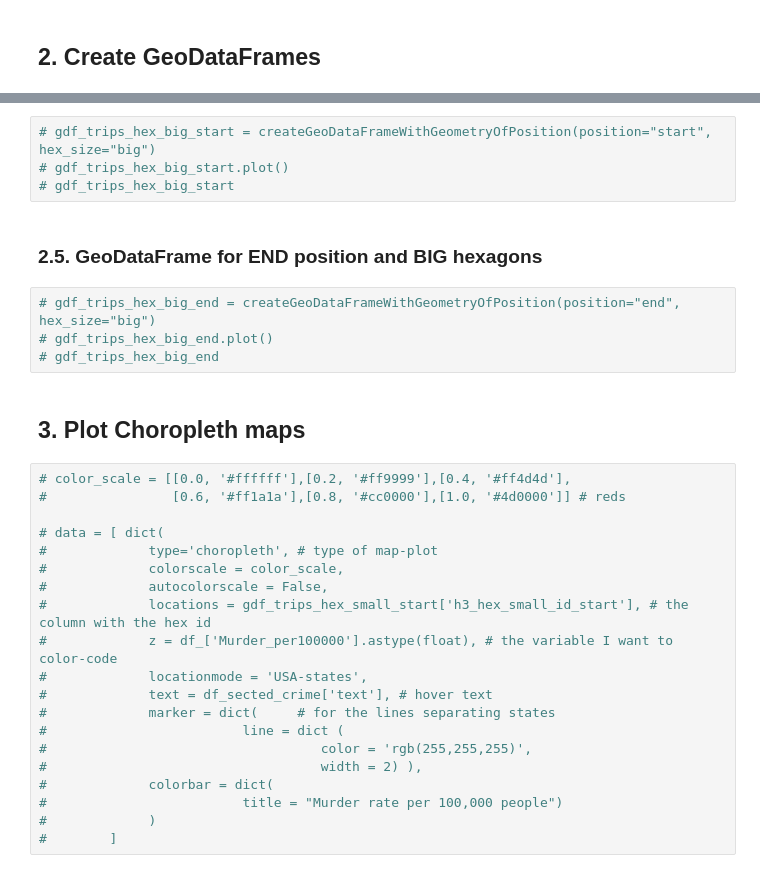
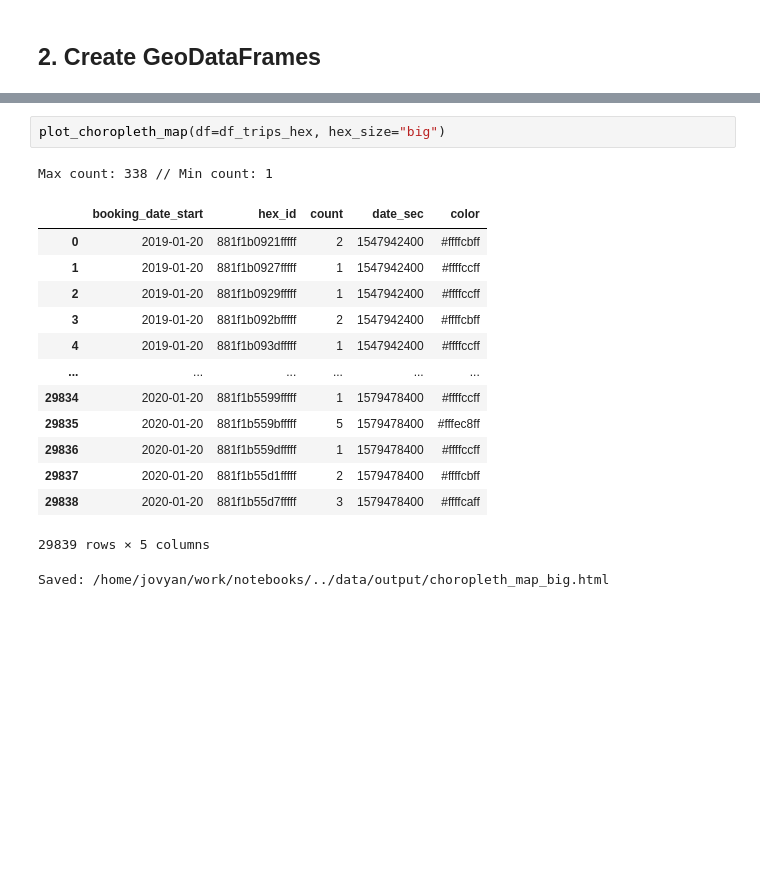
Before and after one commit to mulko93/AAA_Jupyter_Explorers, a Jupyter notebook: notebooks/04_Descriptive_Spatial_Analysis_MAC_ONLY.ipynb, the cells around one changed output, grey strips where cells are left out. Drawn from its saved outputs; the diff is of its cells as text; blank space fills up the shorter version.

```diff
--- a/notebooks/04_Descriptive_Spatial_Analysis_MAC_ONLY.ipynb
+++ b/notebooks/04_Descriptive_Spatial_Analysis_MAC_ONLY.ipynb
@@ -222,32 +309,18 @@ def createGeoDataFrameWithGeometryOfPosition(position, hex_size):
-# %%
-# gdf_trips_hex_big_start = createGeoDataFrameWithGeometryOfPosition(position="start", hex_size="big")
-# gdf_trips_hex_big_start.plot()
-# gdf_trips_hex_big_start
-# %% [markdown]
-### 2.5. GeoDataFrame for END position and BIG hexagons
-# %%
-# gdf_trips_hex_big_end = createGeoDataFrameWithGeometryOfPosition(position="end", hex_size="big")
-# gdf_trips_hex_big_end.plot()
-# gdf_trips_hex_big_end
-# %% [markdown]
-## 3. Plot Choropleth maps
-# %%
-# color_scale = [[0.0, '#ffffff'],[0.2, '#ff9999'],[0.4, '#ff4d4d'],
-#                [0.6, '#ff1a1a'],[0.8, '#cc0000'],[1.0, '#4d0000']] # reds
-
-# data = [ dict(
-#             type='choropleth', # type of map-plot
-#             colorscale = color_scale,
-#             autocolorscale = False,
-#             locations = gdf_trips_hex_small_start['h3_hex_small_id_start'], # the column with the hex id
-#             z = df_['Murder_per100000'].astype(float), # the variable I want to color-code
-#             locationmode = 'USA-states',
-#             text = df_sected_crime['text'], # hover text
-#             marker = dict(     # for the lines separating states
-#                         line = dict (
-#                                   color = 'rgb(255,255,255)',
-#                                   width = 2) ),
-#             colorbar = dict(
-#                         title = "Murder rate per 100,000 people")
-#             )
-#        ]
+# %%
+plot_choropleth_map(df=df_trips_hex, hex_size="big")
+# %% [output]
+Max count: 338 // Min count: 1
+|  | booking_date_start | hex_id | count | date_sec | color |
+| 0 | 2019-01-20 | 881f1b0921fffff | 2 | 1547942400 | #ffffcbff |
+| 1 | 2019-01-20 | 881f1b0927fffff | 1 | 1547942400 | #ffffccff |
+| 2 | 2019-01-20 | 881f1b0929fffff | 1 | 1547942400 | #ffffccff |
+| 3 | 2019-01-20 | 881f1b092bfffff | 2 | 1547942400 | #ffffcbff |
+| 4 | 2019-01-20 | 881f1b093dfffff | 1 | 1547942400 | #ffffccff |
+| ... | ... | ... | ... | ... | ... |
+| 29834 | 2020-01-20 | 881f1b5599fffff | 1 | 1579478400 | #ffffccff |
+| 29835 | 2020-01-20 | 881f1b559bfffff | 5 | 1579478400 | #fffec8ff |
+| 29836 | 2020-01-20 | 881f1b559dfffff | 1 | 1579478400 | #ffffccff |
+| 29837 | 2020-01-20 | 881f1b55d1fffff | 2 | 1579478400 | #ffffcbff |
+| 29838 | 2020-01-20 | 881f1b55d7fffff | 3 | 1579478400 | #ffffcaff |
+29839 rows × 5 columns
+Saved: /home/jovyan/work/notebooks/../data/output/choropleth_map_big.html
```
Also changed, not shown: parts of 17 cells of this notebook, 11 other files.
